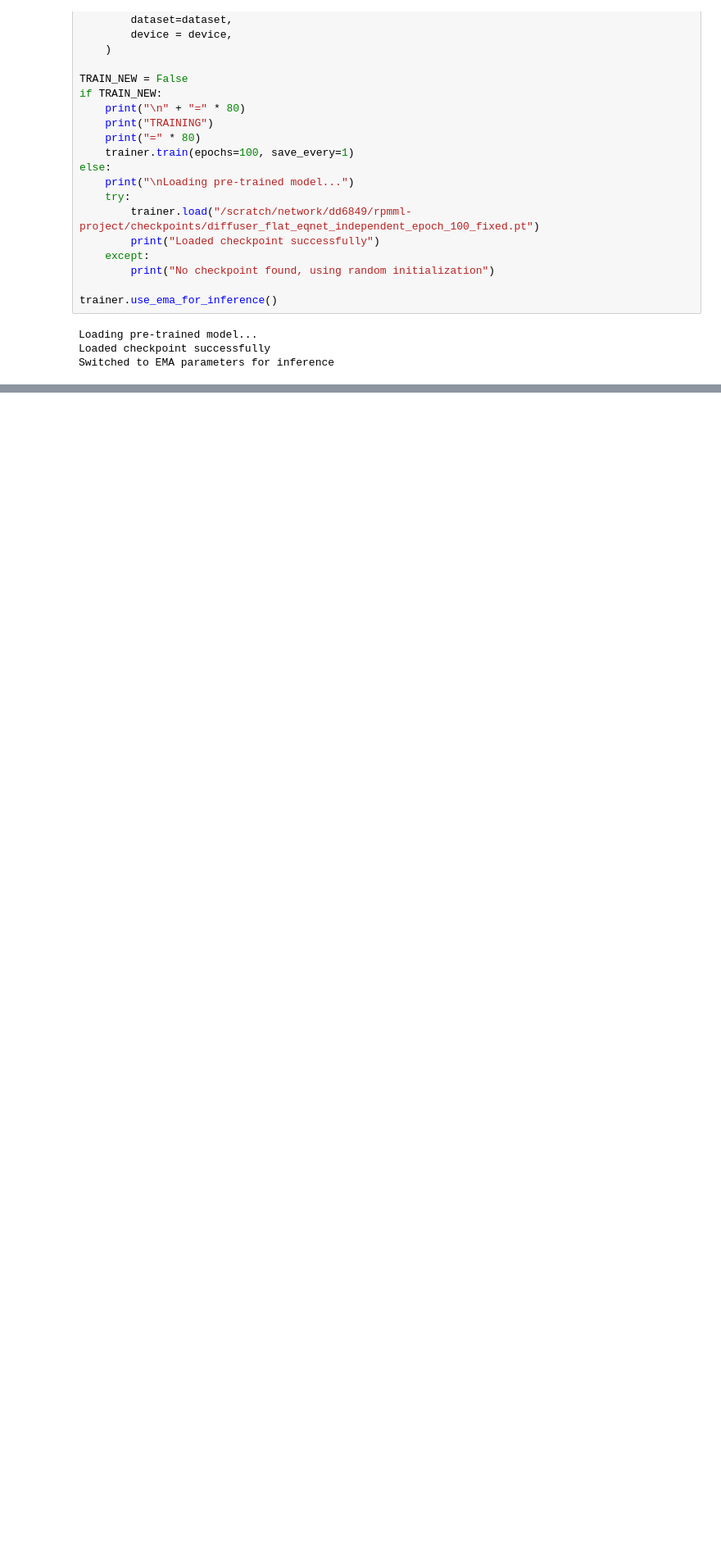
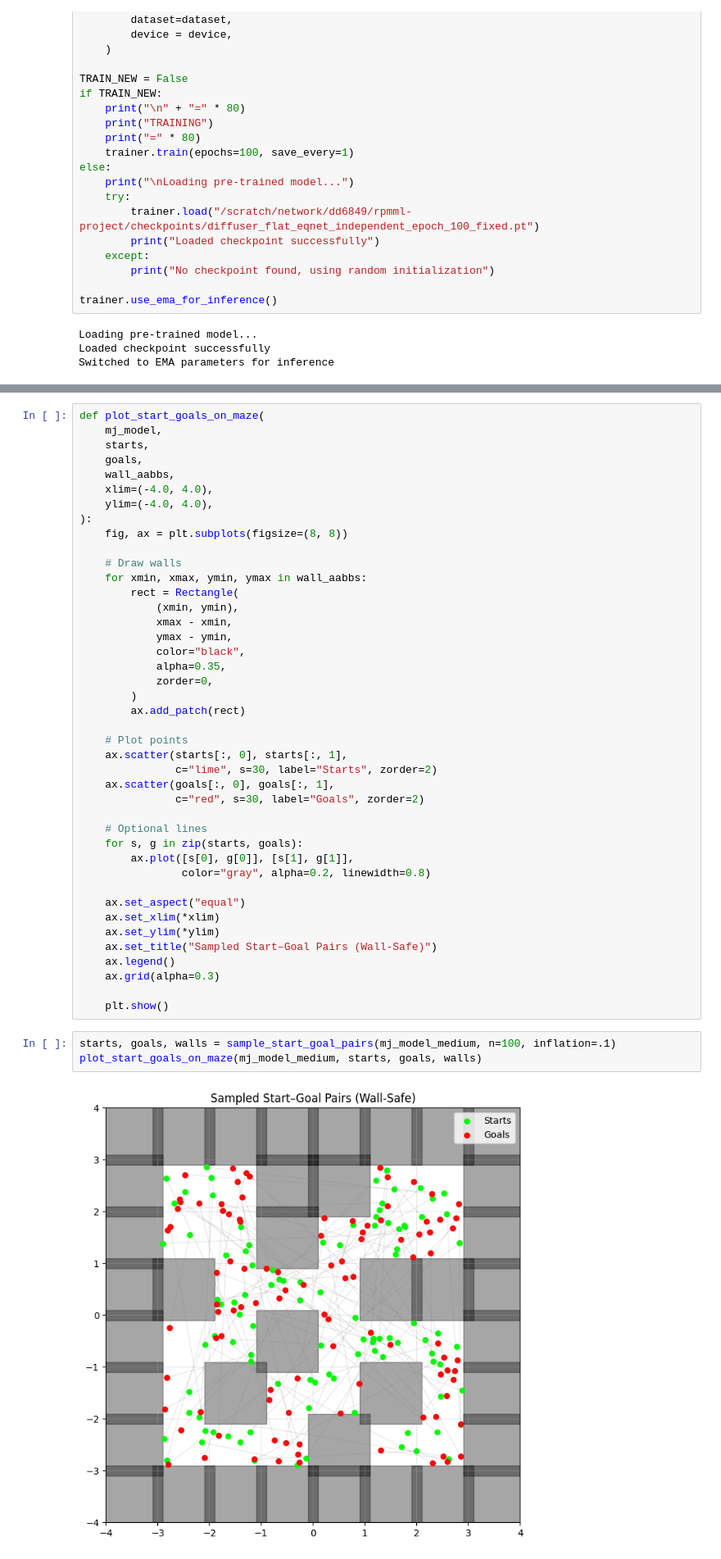
Before and after one commit to logflash/rpmml-project, a Jupyter notebook: timeskip-diffuser/src/timeskip_diffuser/pointmaze/skip_independent_medium.ipynb, the cells around one changed output, grey strips where cells are left out. Shown: that part at 82% size. Saved outputs shown, nothing was run; the diff lists cells and outputs as text; blank space fills up the shorter version.

Commit message:
Code with start_end goal point creation with inflated walls

```diff
--- a/timeskip-diffuser/src/timeskip_diffuser/pointmaze/skip_independent_medium.ipynb
+++ b/timeskip-diffuser/src/timeskip_diffuser/pointmaze/skip_independent_medium.ipynb
@@ -425,0 +557,47 @@ All planning runs complete.
+# %%
+def plot_start_goals_on_maze(
+    mj_model,
+    starts,
+    goals,
+    wall_aabbs,
+    xlim=(-4.0, 4.0),
+    ylim=(-4.0, 4.0),
+):
+    fig, ax = plt.subplots(figsize=(8, 8))
+
+    # Draw walls
+    for xmin, xmax, ymin, ymax in wall_aabbs:
+        rect = Rectangle(
+            (xmin, ymin),
+            xmax - xmin,
+            ymax - ymin,
+            color="black",
+            alpha=0.35,
+            zorder=0,
+        )
+        ax.add_patch(rect)
+
+    # Plot points
+    ax.scatter(starts[:, 0], starts[:, 1],
+               c="lime", s=30, label="Starts", zorder=2)
+    ax.scatter(goals[:, 0], goals[:, 1],
+               c="red", s=30, label="Goals", zorder=2)
+
+    # Optional lines
+    for s, g in zip(starts, goals):
+        ax.plot([s[0], g[0]], [s[1], g[1]],
+                color="gray", alpha=0.2, linewidth=0.8)
+
+    ax.set_aspect("equal")
+    ax.set_xlim(*xlim)
+    ax.set_ylim(*ylim)
+    ax.set_title("Sampled Start–Goal Pairs (Wall-Safe)")
+    ax.legend()
+    ax.grid(alpha=0.3)
+
+    plt.show()
+# %%
+starts, goals, walls = sample_start_goal_pairs(mj_model_medium, n=100, inflation=.1)
+plot_start_goals_on_maze(mj_model_medium, starts, goals, walls)
+# %% [output]
+[figure, added]
```
Also changed, not shown: parts of 20 cells of this notebook.
